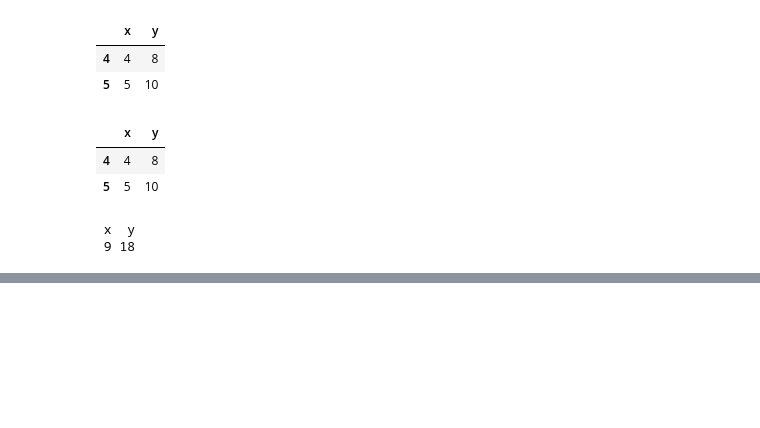
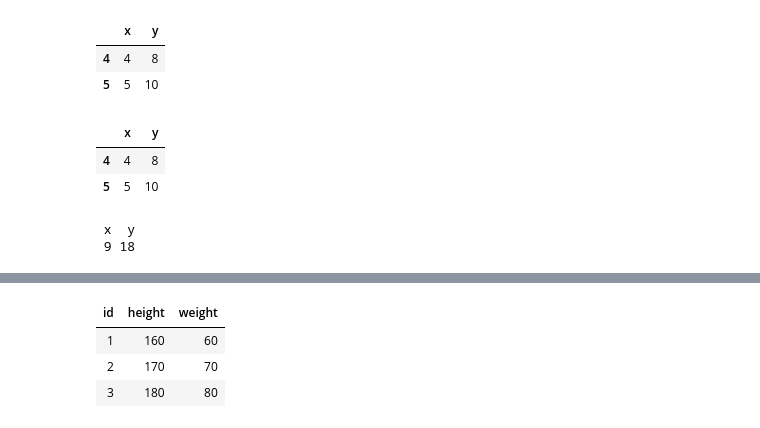
Before and after one commit to naddda0813/Rbase, a Jupyter notebook: 03.벡터와 데이터프레임.ipynb, the cells around one changed output, grey strips where cells are left out. Cells and saved outputs as stored; diff of their text form; code cells hidden in the pictures; blank space fills up the shorter version.

```diff
--- a/03.벡터와 데이터프레임.ipynb
+++ b/03.벡터와 데이터프레임.ipynb
@@ -547,0 +563,7 @@ apply(subset(df,x>=4)[,1:2],2,sum)
+# %%
+merge(height,weight)
+# %% [output]
+| id | height | weight |
+| 1 | 160 | 60 |
+| 2 | 170 | 70 |
+| 3 | 180 | 80 |
```
Also changed, not shown: parts of 31 cells of this notebook, 3 other files.
